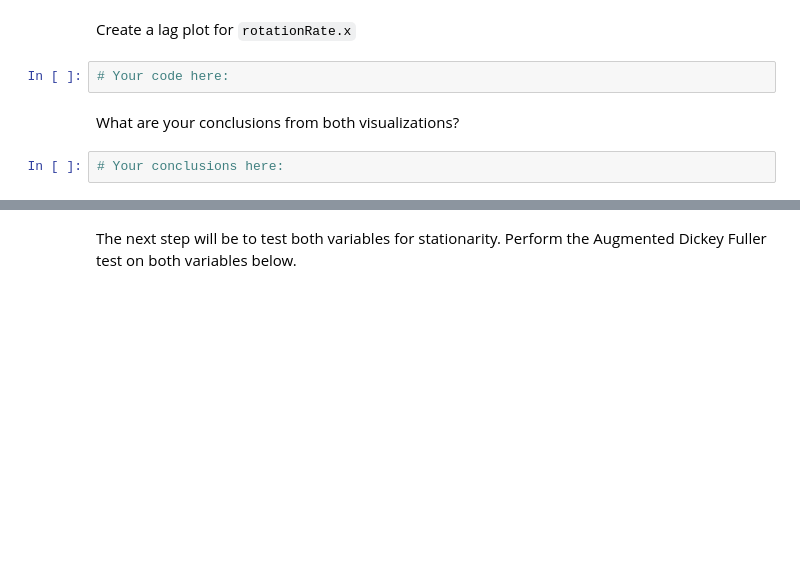
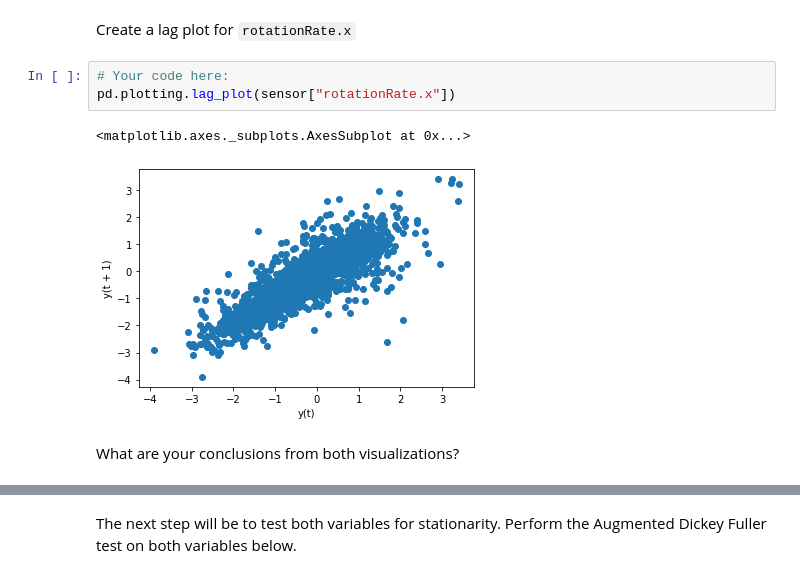
Before and after one commit to ironhack-datalabs/datamad0320, a Jupyter notebook: module-2/lab-time-series/your-code/main.ipynb, the cells around one changed output, grey strips where cells are left out. Saved outputs shown, nothing was run; the diff lists cells and outputs as text; blank space fills up the shorter version.

```diff
--- a/module-2/lab-time-series/your-code/main.ipynb
+++ b/module-2/lab-time-series/your-code/main.ipynb
@@ -56,7 +111,9 @@ To model our data, we should look at a few assumptions. First, let's plot the `l
 Create a lag plot for `rotationRate.x`
 # %%
 # Your code here:
+pd.plotting.lag_plot(sensor["rotationRate.x"])
+# %% [output]
+<matplotlib.axes._subplots.AxesSubplot at 0x...>
+[figure, added]
 # %% [markdown]
 What are your conclusions from both visualizations?
-# %%
-# Your conclusions here:
```
Also changed, not shown: parts of 23 cells of this notebook.
